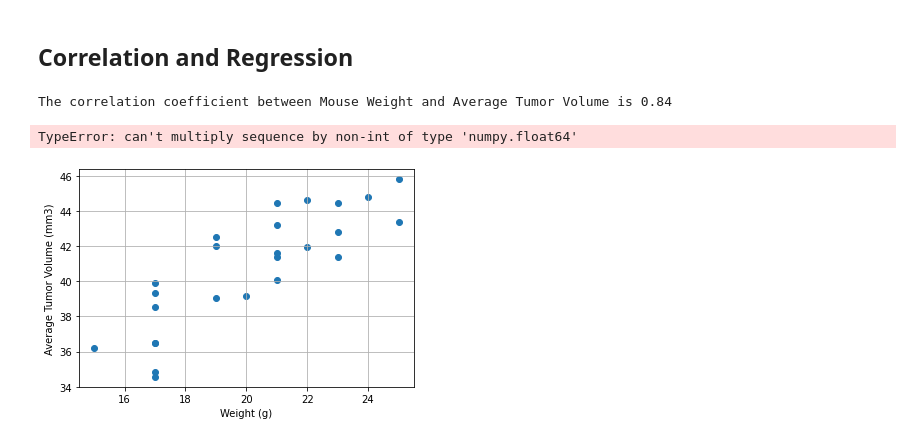
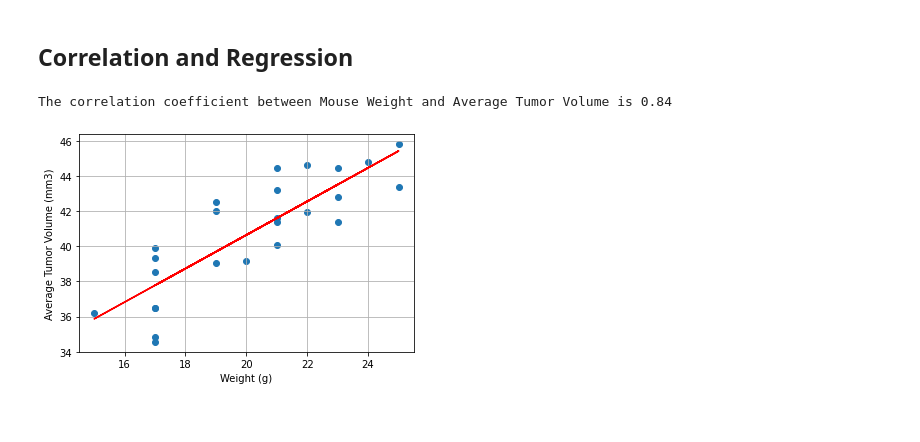
Before and after one commit to lcswsher/Matplotlib_challenge, a Jupyter notebook: pymaceuticals_starter.ipynb, the cells around one changed output. Saved outputs shown, nothing was run; the diff lists cells and outputs as text; code cells hidden in the pictures.

Commit message:
Updates to the scatter plots and the correlation and regression plots

```diff
--- a/pymaceuticals_starter.ipynb
+++ b/pymaceuticals_starter.ipynb
@@ -364,23 +364,19 @@ plt.show()
 # %%
 # Calculate the correlation coefficient and linear regression model
 # for mouse weight and average tumor volume for the Capomulin regimen
 scatter_plot_data_capmulin = Capomulin_df.groupby(["Mouse ID","Weight (g)"])["Tumor Volume (mm3)"].mean()
 scatter_plot_data_capmulin_plot = scatter_plot_data_capmulin.reset_index()
-scatter_plot_data_capmulin_plot_y_axis = scatter_plot_data_capmulin_plot["Tumor Volume (mm3)"].to_list()
-scatter_plot_data_capmulin_plot_x_axis = scatter_plot_data_capmulin_plot["Weight (g)"].to_list()
+scatter_plot_data_capmulin_plot_y_axis = scatter_plot_data_capmulin_plot["Tumor Volume (mm3)"]
+scatter_plot_data_capmulin_plot_x_axis = scatter_plot_data_capmulin_plot["Weight (g)"]
 plt.scatter(scatter_plot_data_capmulin_plot_x_axis,scatter_plot_data_capmulin_plot_y_axis)
 plt.xlabel("Weight (g)")
 plt.ylabel("Average Tumor Volume (mm3)")
 plt.grid()
 plt.title(print(f"The correlation coefficient between Mouse Weight and Average Tumor Volume is {round(st.pearsonr(scatter_plot_data_capmulin_plot_y_axis,scatter_plot_data_capmulin_plot_x_axis)[0],2)}"))
 (slope, intercept, rvalue, pvalue, stderr) = linregress(scatter_plot_data_capmulin_plot_x_axis, scatter_plot_data_capmulin_plot_y_axis)
-
 regress_values = scatter_plot_data_capmulin_plot_x_axis * slope + intercept
-
 plt.plot(scatter_plot_data_capmulin_plot_x_axis, regress_values,"r-")
-
 plt.show()
 # %% [output]
 The correlation coefficient between Mouse Weight and Average Tumor Volume is 0.84
-TypeError: can't multiply sequence by non-int of type 'numpy.float64'
-[figure, old version]
+[figure, new version]
```
Also changed, not shown: parts of 1 cell of this notebook.
